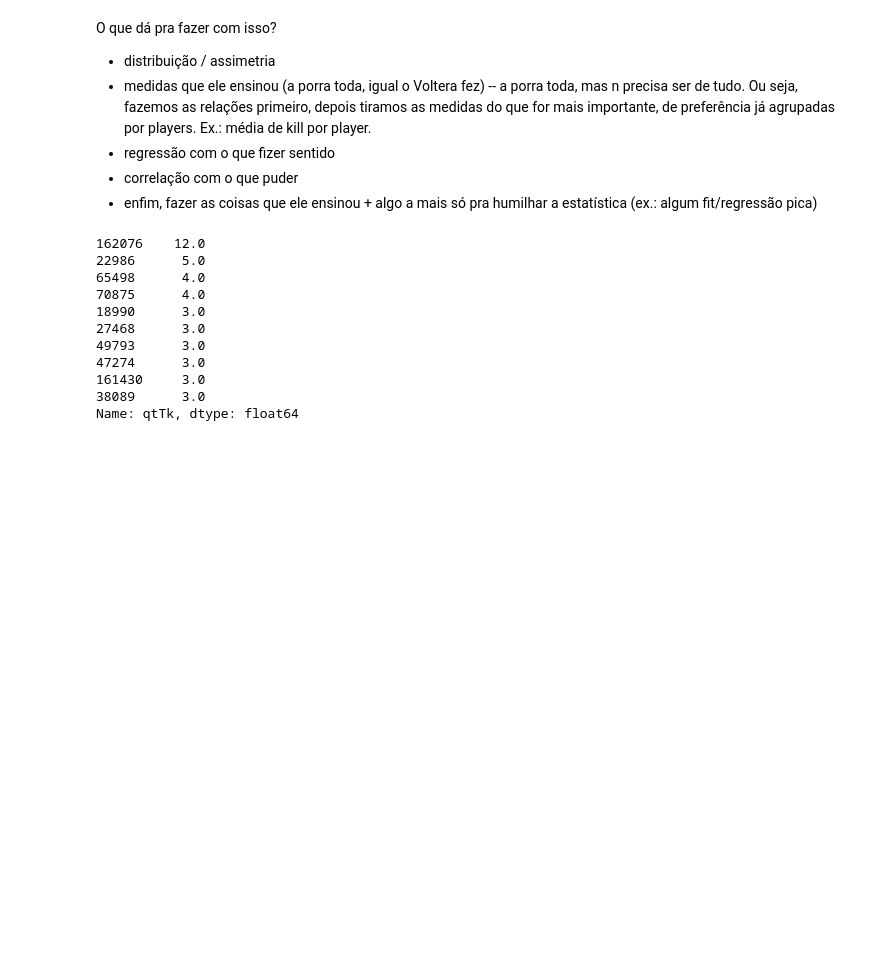
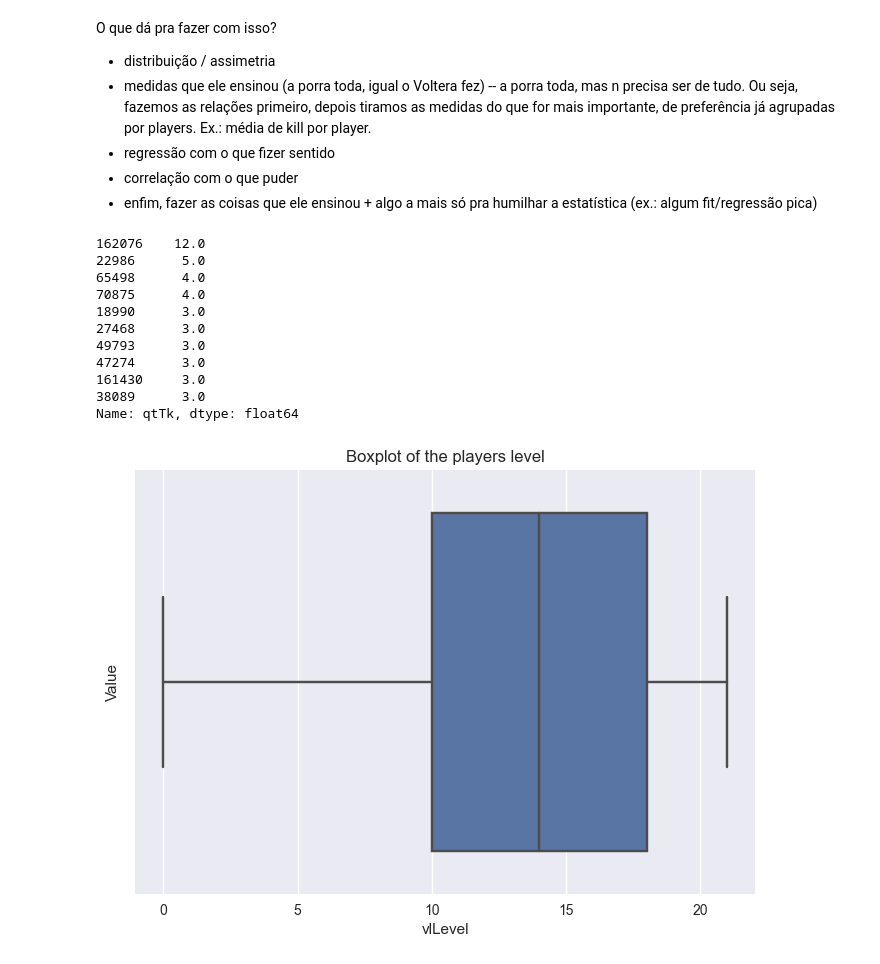
Before and after one commit to Salies/eda, a Jupyter notebook: gc_csgo_eda.ipynb, the cells around one changed output. Cells and saved outputs as stored; diff of their text form; code cells hidden in the pictures; blank space fills up the shorter version.

```diff
--- a/gc_csgo_eda.ipynb
+++ b/gc_csgo_eda.ipynb
@@ -4,3 +4,6 @@
 import pandas as pd
 import plotly.express as px
 import datetime as dt
+import seaborn as sns
+import matplotlib.pyplot as plt
+plt.style.use('seaborn')
@@ -195,3 +216,16 @@ lobby_players['qtTk'].sort_values(ascending=False).head(10)
 161430     3.0
 38089      3.0
 Name: qtTk, dtype: float64
+# %%
+# Assuming your dataframe is called 'df'
+sns.boxplot(x=lobby_players['vlLevel'])
+
+# Add title and labels
+plt.title('Boxplot of the players level')
+#plt.xlabel('vlLevel')
+plt.ylabel('Value')
+
+# Show the plot
+plt.show()
+# %% [output]
+[figure, added]
```
Also changed, not shown: parts of 14 cells of this notebook.
